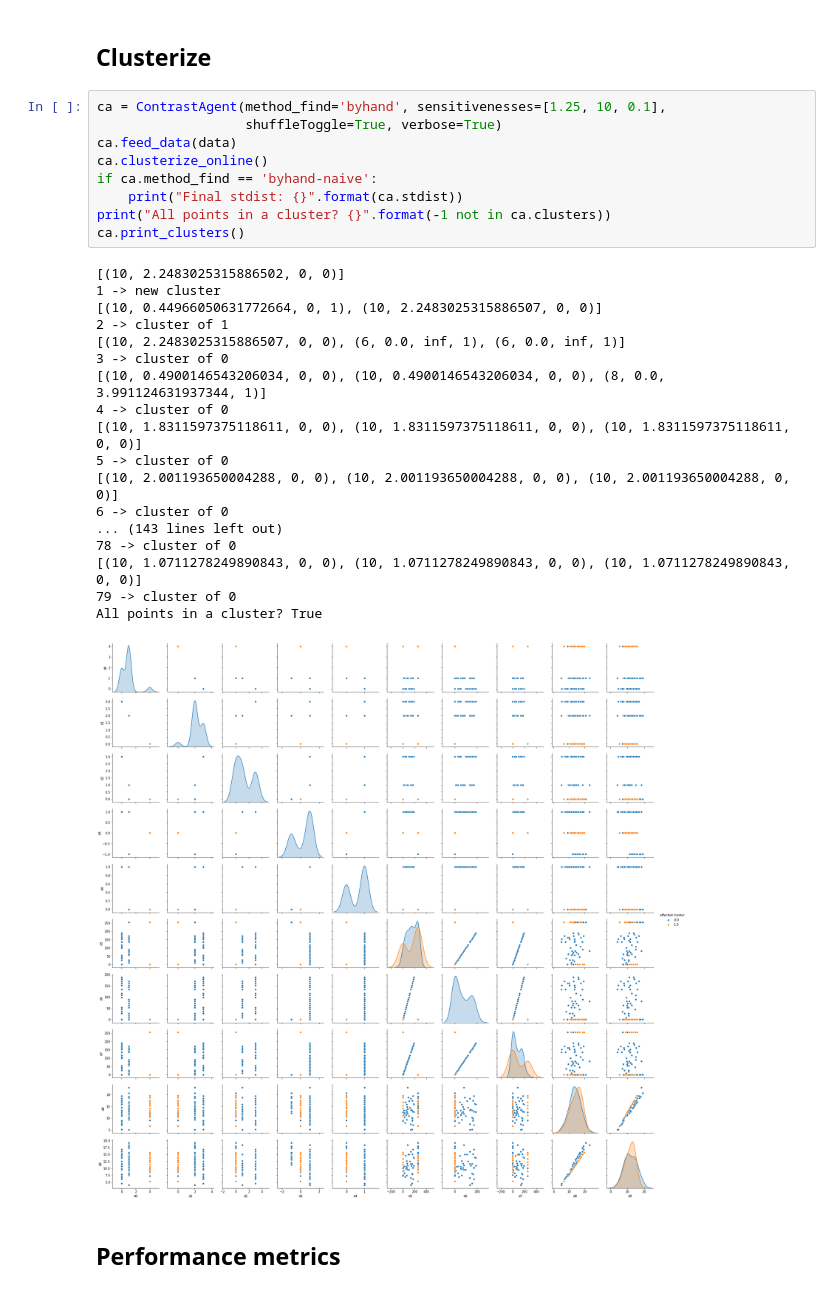
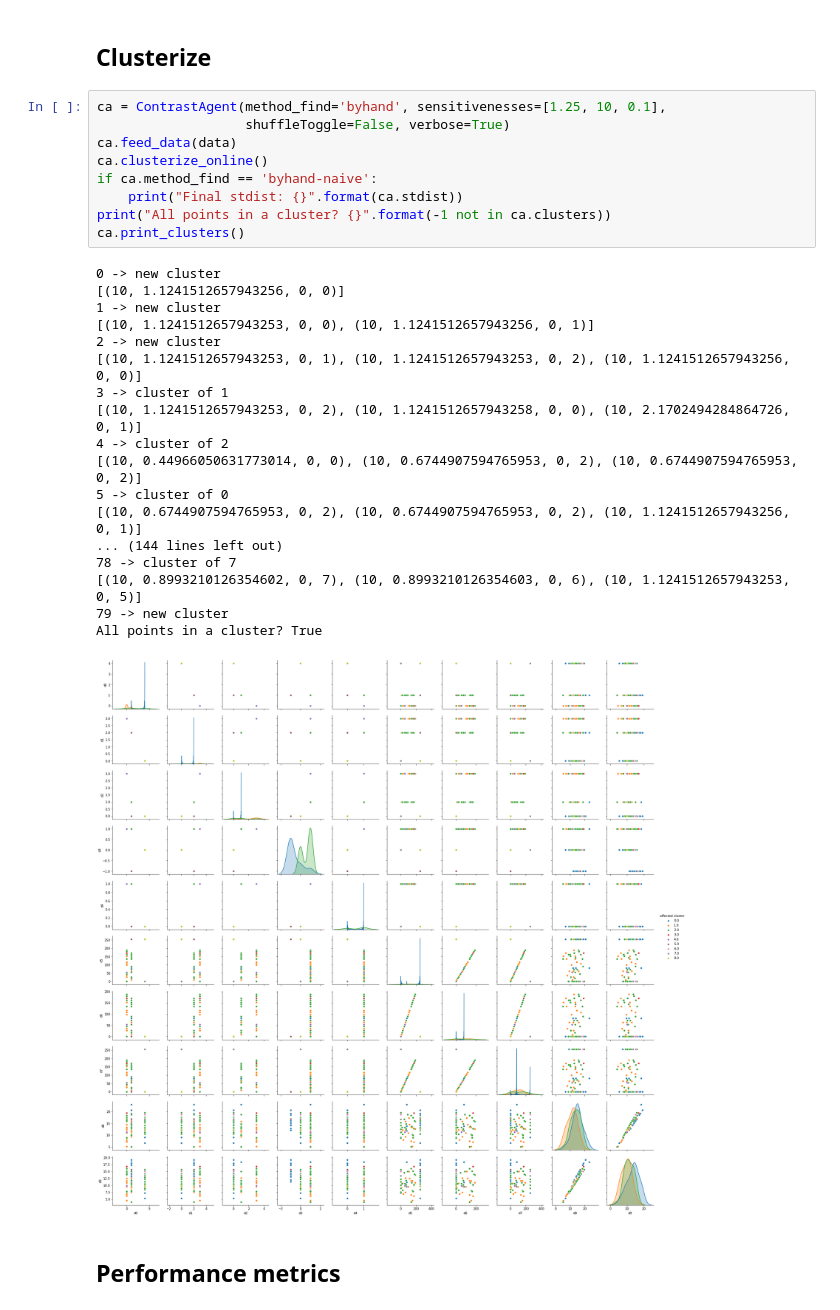
Before and after one commit to lashoun/contrast-learning, a Jupyter notebook: first_draft.ipynb, the cells around one changed output. Drawn from its saved outputs; the diff is of its cells as text.

```diff
--- a/first_draft.ipynb
+++ b/first_draft.ipynb
@@ -489,32 +521,32 @@ true_data_plot.savefig(DATASET_PATH + DATASET_NAME + '_true.png')
 ## Clusterize
 # %%
 ca = ContrastAgent(method_find='byhand', sensitivenesses=[1.25, 10, 0.1],
-                   shuffleToggle=True, verbose=True)
+                   shuffleToggle=False, verbose=True)
 ca.feed_data(data)
 ca.clusterize_online()
 if ca.method_find == 'byhand-naive':
     print("Final stdist: {}".format(ca.stdist))
 print("All points in a cluster? {}".format(-1 not in ca.clusters))
 ca.print_clusters()
 # %% [output]
-[(10, 2.2483025315886502, 0, 0)]
+0 -> new cluster
+[(10, 1.1241512657943256, 0, 0)]
 1 -> new cluster
-[(10, 0.44966050631772664, 0, 1), (10, 2.2483025315886507, 0, 0)]
-2 -> cluster of 1
-[(10, 2.2483025315886507, 0, 0), (6, 0.0, inf, 1), (6, 0.0, inf, 1)]
-3 -> cluster of 0
-[(10, 0.4900146543206034, 0, 0), (10, 0.4900146543206034, 0, 0), (8, 0.0, 3.991124631937344, 1)]
-4 -> cluster of 0
-[(10, 1.8311597375118611, 0, 0), (10, 1.8311597375118611, 0, 0), (10, 1.8311597375118611, 0, 0)]
+[(10, 1.1241512657943253, 0, 0), (10, 1.1241512657943256, 0, 1)]
+2 -> new cluster
+[(10, 1.1241512657943253, 0, 1), (10, 1.1241512657943253, 0, 2), (10, 1.1241512657943256, 0, 0)]
+3 -> cluster of 1
+[(10, 1.1241512657943253, 0, 2), (10, 1.1241512657943258, 0, 0), (10, 2.1702494284864726, 0, 1)]
+4 -> cluster of 2
+[(10, 0.44966050631773014, 0, 0), (10, 0.6744907594765953, 0, 2), (10, 0.6744907594765953, 0, 2)]
 5 -> cluster of 0
-[(10, 2.001193650004288, 0, 0), (10, 2.001193650004288, 0, 0), (10, 2.001193650004288, 0, 0)]
-6 -> cluster of 0
-... (143 lines left out)
-78 -> cluster of 0
-[(10, 1.0711278249890843, 0, 0), (10, 1.0711278249890843, 0, 0), (10, 1.0711278249890843, 0, 0)]
-79 -> cluster of 0
+[(10, 0.6744907594765953, 0, 2), (10, 0.6744907594765953, 0, 2), (10, 1.1241512657943256, 0, 1)]
+... (144 lines left out)
+78 -> cluster of 7
+[(10, 0.8993210126354602, 0, 7), (10, 0.8993210126354603, 0, 6), (10, 1.1241512657943253, 0, 5)]
+79 -> new cluster
 All points in a cluster? True
-[figure, old version]
+[figure, new version]
 # %% [markdown]
 ## Performance metrics
 # %%
```
Also changed, not shown: parts of 3 cells of this notebook, 1 other file.
